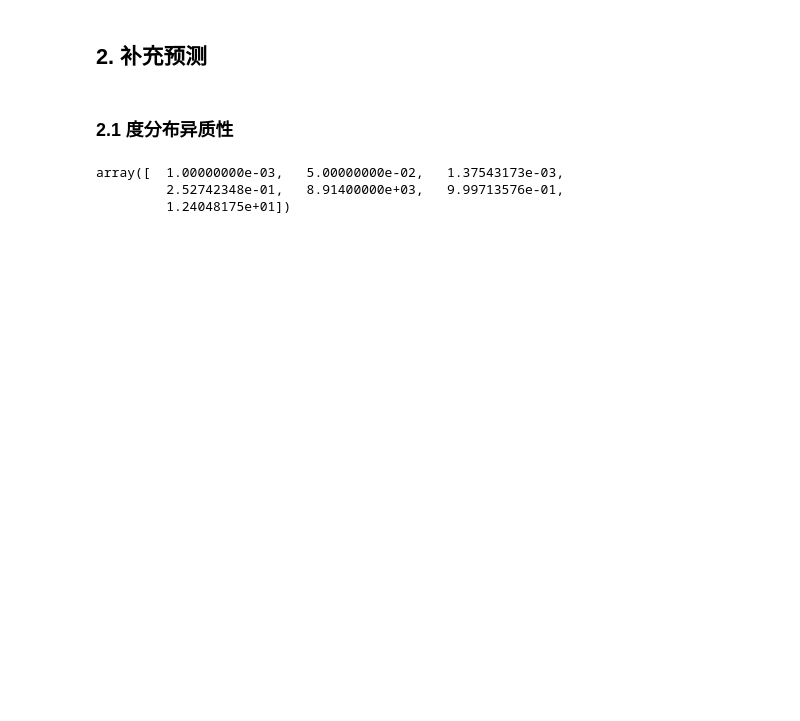
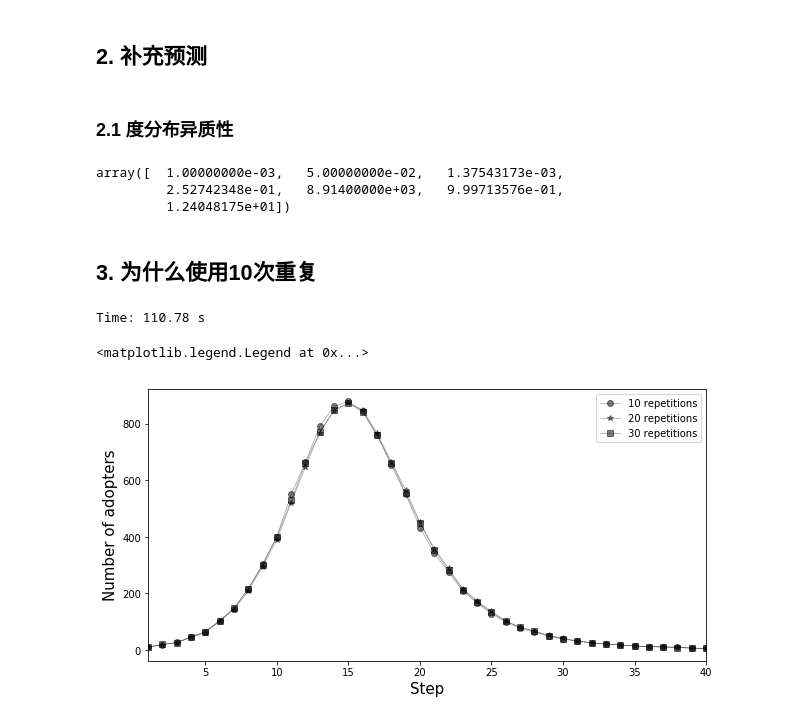
Before and after one commit to uscxiaoyu/A-fast-parameter-estimation-method-for-ABM, a Jupyter notebook: 2nd-round/2.针对评审2的一些程序.ipynb, the cells around one changed output. Cells and saved outputs as stored; diff of their text form; code cells hidden in the pictures; blank space fills up the shorter version.

```diff
--- a/2nd-round/2.针对评审2的一些程序.ipynb
+++ b/2nd-round/2.针对评审2的一些程序.ipynb
@@ -129,3 +129,5 @@ array([  1.00000000e-03,   5.00000000e-02,   1.37543173e-03,
          1.24048175e+01])
 # %%
 def
+# %% [markdown]
+## 3. 为什么使用10次重复
@@ -131,0 +174,23 @@ def
+# %%
+diffuse = Diffuse(p=0.001, q=0.08, num_runs=40)
+# %%
+t1 = time.clock()
+diff_cont = diffuse.repete_diffuse(repetes=40)
+print('Time: %.2f s' % (time.clock() - t1))
+# %% [output]
+Time: 110.78 s
+# %%
+import matplotlib.pyplot as pl
+
+fig = pl.figure(figsize=(10, 5))
+ax = fig.add_subplot(1, 1, 1)
+ax.set_xlabel('Step', fontsize=15)
+ax.set_ylabel('Number of adopters', fontsize=15)
+ax.set_xlim([1, 40])
+ax.plot(np.arange(1, 41), np.mean(diff_cont[:10], axis=0),'ko-', lw=0.5, alpha=0.5, label='10 repetitions')
+ax.plot(np.arange(1, 41), np.mean(diff_cont[:20], axis=0),'k*-', lw=0.5, alpha=0.5, label='20 repetitions')
+ax.plot(np.arange(1, 41), np.mean(diff_cont[:30], axis=0),'ks-', lw=0.5, alpha=0.5, label='30 repetitions')
+ax.legend(loc=1)
+# %% [output]
+<matplotlib.legend.Legend at 0x...>
+[figure, added]
```
Also changed, not shown: parts of 3 cells of this notebook, 6 other files.
